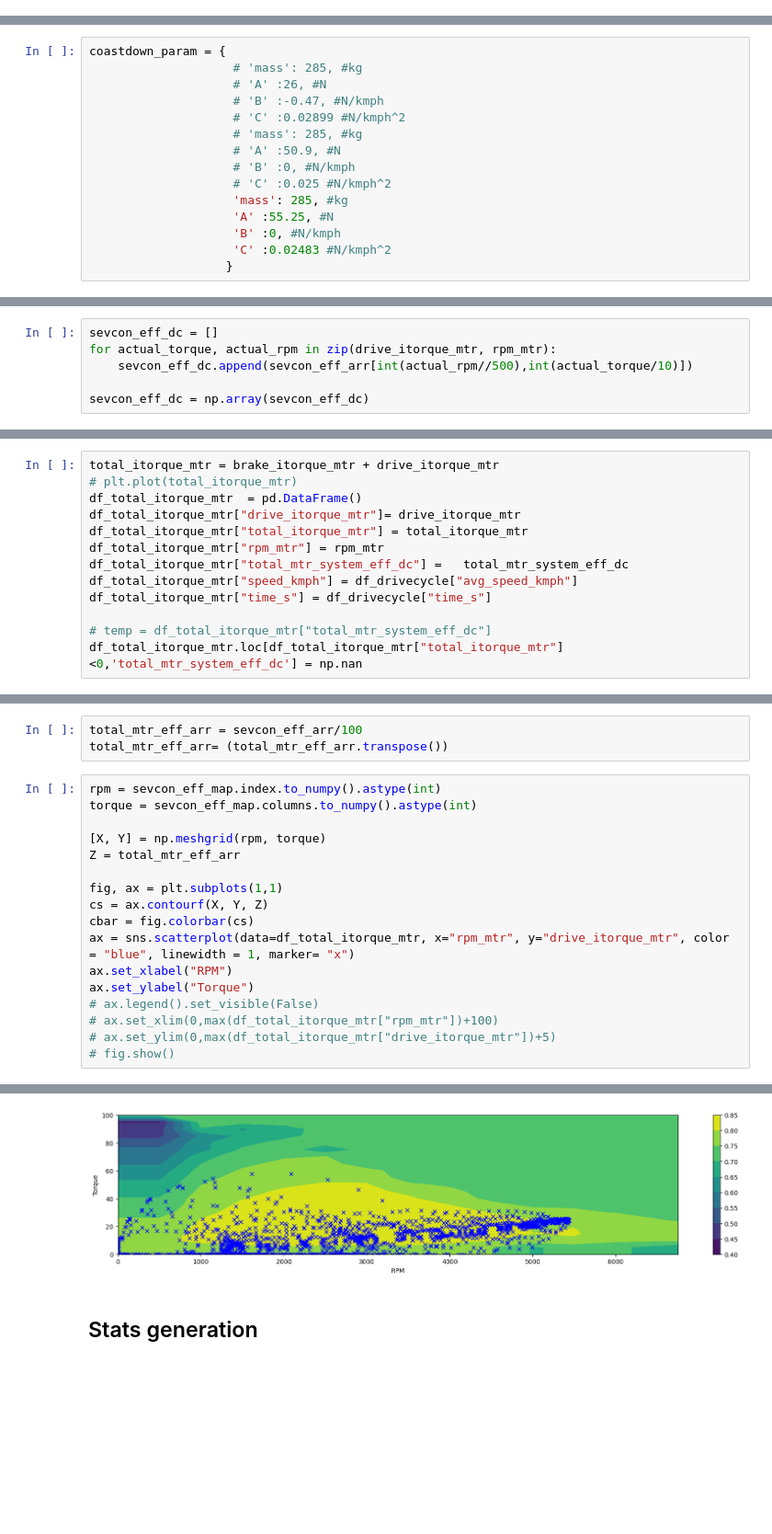
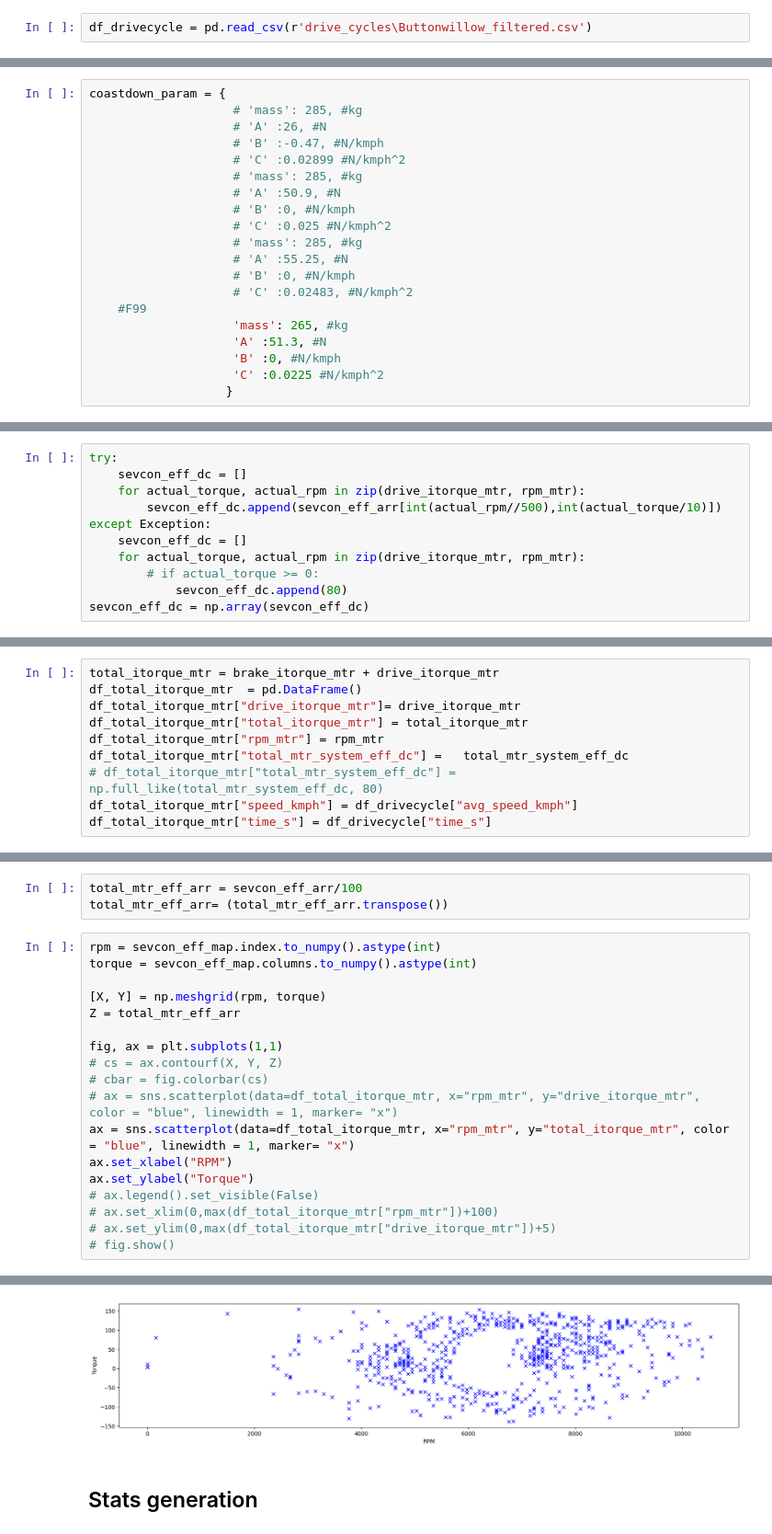
Before and after one commit to surya-uv/drive_cycle_gen, a Jupyter notebook: full_vehicle_model.ipynb, the cells around one changed output, grey strips where cells are left out. Shown at 92% size. Cells and saved outputs as stored; diff of their text form; blank space fills up the shorter version.

```diff
--- a/full_vehicle_model.ipynb
+++ b/full_vehicle_model.ipynb
@@ -38,3 +36,5 @@ Index(['time_s', 'avg_speed_kmph', 'avg_accn_mps2'], dtype='object')
 # df_drivecycle = df_drivecycle.iloc[0:1201]
 # %% [output]
 'for WMTC runs only to segregate parts'
+# %%
+df_drivecycle = pd.read_csv(r'drive_cycles\Buttonwillow_filtered.csv')
@@ -82,10 +151,15 @@ coastdown_param = {
                     # 'A' :50.9, #N
                     # 'B' :0, #N/kmph
                     # 'C' :0.025 #N/kmph^2
-                    'mass': 285, #kg
-                    'A' :55.25, #N
+                    # 'mass': 285, #kg
+                    # 'A' :55.25, #N
+                    # 'B' :0, #N/kmph
+                    # 'C' :0.02483, #N/kmph^2
+    #F99
+                    'mass': 265, #kg
+                    'A' :51.3, #N
                     'B' :0, #N/kmph
-                    'C' :0.02483 #N/kmph^2
+                    'C' :0.0225 #N/kmph^2
                    }
 # %% [markdown]
 ## Vehicle Force model
@@ -279,8 +356,13 @@ fig5.update_layout(title='SEVCON Efficiency', autosize=False,
 
 fig5.show()
 # %%
-sevcon_eff_dc = []
-for actual_torque, actual_rpm in zip(drive_itorque_mtr, rpm_mtr):
-    sevcon_eff_dc.append(sevcon_eff_arr[int(actual_rpm//500),int(actual_torque/10)])
-
+try:
+    sevcon_eff_dc = []
+    for actual_torque, actual_rpm in zip(drive_itorque_mtr, rpm_mtr):
+        sevcon_eff_dc.append(sevcon_eff_arr[int(actual_rpm//500),int(actual_torque/10)])
+except Exception:
+    sevcon_eff_dc = []
+    for actual_torque, actual_rpm in zip(drive_itorque_mtr, rpm_mtr):
+        # if actual_torque >= 0:
+            sevcon_eff_dc.append(80)
 sevcon_eff_dc = np.array(sevcon_eff_dc)
@@ -309,14 +395,11 @@ sevcon_eff_map.columns.to_numpy().astype(int))
 total_mtr_system_eff_dc = sevcon_eff_dc/100
 # %%
 total_itorque_mtr = brake_itorque_mtr + drive_itorque_mtr
-# plt.plot(total_itorque_mtr)
 df_total_itorque_mtr  = pd.DataFrame()
 df_total_itorque_mtr["drive_itorque_mtr"]= drive_itorque_mtr
 df_total_itorque_mtr["total_itorque_mtr"] = total_itorque_mtr
 df_total_itorque_mtr["rpm_mtr"] = rpm_mtr
 df_total_itorque_mtr["total_mtr_system_eff_dc"] =   total_mtr_system_eff_dc
+# df_total_itorque_mtr["total_mtr_system_eff_dc"] =   np.full_like(total_mtr_system_eff_dc, 80)
 df_total_itorque_mtr["speed_kmph"] = df_drivecycle["avg_speed_kmph"]
 df_total_itorque_mtr["time_s"] = df_drivecycle["time_s"]
-
-# temp = df_total_itorque_mtr["total_mtr_system_eff_dc"]
-df_total_itorque_mtr.loc[df_total_itorque_mtr["total_itorque_mtr"]<0,'total_mtr_system_eff_dc'] = np.nan
@@ -333,23 +419,24 @@ total_mtr_eff_arr= (total_mtr_eff_arr.transpose())
 # %%
 rpm = sevcon_eff_map.index.to_numpy().astype(int)
 torque = sevcon_eff_map.columns.to_numpy().astype(int)
 
 [X, Y] = np.meshgrid(rpm, torque)
 Z = total_mtr_eff_arr
 
 fig, ax = plt.subplots(1,1)
-cs = ax.contourf(X, Y, Z)
-cbar = fig.colorbar(cs)
-ax = sns.scatterplot(data=df_total_itorque_mtr, x="rpm_mtr", y="drive_itorque_mtr", color = "blue", linewidth = 1, marker= "x")
+# cs = ax.contourf(X, Y, Z)
+# cbar = fig.colorbar(cs)
+# ax = sns.scatterplot(data=df_total_itorque_mtr, x="rpm_mtr", y="drive_itorque_mtr", color = "blue", linewidth = 1, marker= "x")
+ax = sns.scatterplot(data=df_total_itorque_mtr, x="rpm_mtr", y="total_itorque_mtr", color = "blue", linewidth = 1, marker= "x")
 ax.set_xlabel("RPM")
 ax.set_ylabel("Torque")
 # ax.legend().set_visible(False)
 # ax.set_xlim(0,max(df_total_itorque_mtr["rpm_mtr"])+100)
 # ax.set_ylim(0,max(df_total_itorque_mtr["drive_itorque_mtr"])+5)
 # fig.show()
 # %% [output]
 Text(0, 0.5, 'Torque')
-[figure, old version]
+[figure, new version]
 # %% [markdown]
 ## Stats generation
 # %%
```
Also changed, not shown: parts of 25 cells of this notebook, 5 other files.
